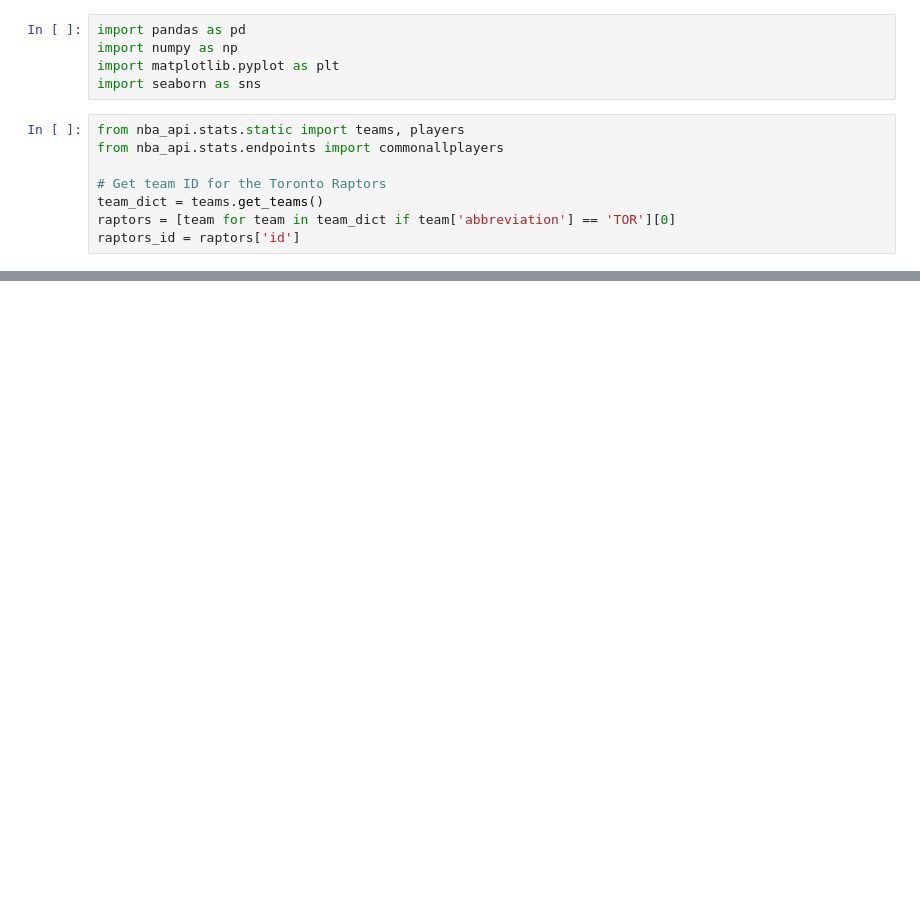
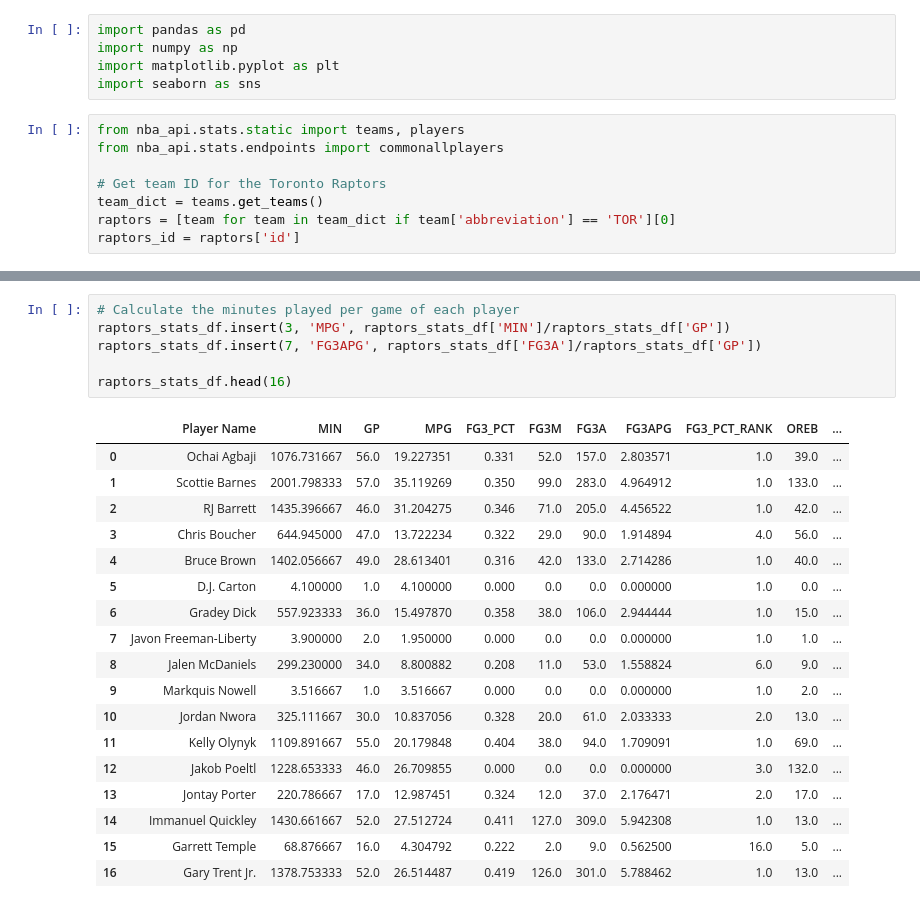
Before and after one commit to JoelManYunLee/Raptors_3_point_predictor, a Jupyter notebook: data_retrieval.ipynb, the cells around one changed output, grey strips where cells are left out. Drawn from its saved outputs; the diff is of its cells as text; blank space fills up the shorter version.

```diff
--- a/data_retrieval.ipynb
+++ b/data_retrieval.ipynb
@@ -124,0 +134,25 @@ raptors_stats_df.head(10)
+# %%
+# Calculate the minutes played per game of each player
+raptors_stats_df.insert(3, 'MPG', raptors_stats_df['MIN']/raptors_stats_df['GP'])
+raptors_stats_df.insert(7, 'FG3APG', raptors_stats_df['FG3A']/raptors_stats_df['GP'])
+
+raptors_stats_df.head(16)
+# %% [output]
+|  | Player Name | MIN | GP | MPG | FG3_PCT | FG3M | FG3A | FG3APG | FG3_PCT_RANK | OREB | ... |
+| 0 | Ochai Agbaji | 1076.731667 | 56.0 | 19.227351 | 0.331 | 52.0 | 157.0 | 2.803571 | 1.0 | 39.0 | ... |
+| 1 | Scottie Barnes | 2001.798333 | 57.0 | 35.119269 | 0.350 | 99.0 | 283.0 | 4.964912 | 1.0 | 133.0 | ... |
+| 2 | RJ Barrett | 1435.396667 | 46.0 | 31.204275 | 0.346 | 71.0 | 205.0 | 4.456522 | 1.0 | 42.0 | ... |
+| 3 | Chris Boucher | 644.945000 | 47.0 | 13.722234 | 0.322 | 29.0 | 90.0 | 1.914894 | 4.0 | 56.0 | ... |
+| 4 | Bruce Brown | 1402.056667 | 49.0 | 28.613401 | 0.316 | 42.0 | 133.0 | 2.714286 | 1.0 | 40.0 | ... |
+| 5 | D.J. Carton | 4.100000 | 1.0 | 4.100000 | 0.000 | 0.0 | 0.0 | 0.000000 | 1.0 | 0.0 | ... |
+| 6 | Gradey Dick | 557.923333 | 36.0 | 15.497870 | 0.358 | 38.0 | 106.0 | 2.944444 | 1.0 | 15.0 | ... |
+| 7 | Javon Freeman-Liberty | 3.900000 | 2.0 | 1.950000 | 0.000 | 0.0 | 0.0 | 0.000000 | 1.0 | 1.0 | ... |
+| 8 | Jalen McDaniels | 299.230000 | 34.0 | 8.800882 | 0.208 | 11.0 | 53.0 | 1.558824 | 6.0 | 9.0 | ... |
+| 9 | Markquis Nowell | 3.516667 | 1.0 | 3.516667 | 0.000 | 0.0 | 0.0 | 0.000000 | 1.0 | 2.0 | ... |
+| 10 | Jordan Nwora | 325.111667 | 30.0 | 10.837056 | 0.328 | 20.0 | 61.0 | 2.033333 | 2.0 | 13.0 | ... |
+| 11 | Kelly Olynyk | 1109.891667 | 55.0 | 20.179848 | 0.404 | 38.0 | 94.0 | 1.709091 | 1.0 | 69.0 | ... |
+| 12 | Jakob Poeltl | 1228.653333 | 46.0 | 26.709855 | 0.000 | 0.0 | 0.0 | 0.000000 | 3.0 | 132.0 | ... |
+| 13 | Jontay Porter | 220.786667 | 17.0 | 12.987451 | 0.324 | 12.0 | 37.0 | 2.176471 | 2.0 | 17.0 | ... |
+| 14 | Immanuel Quickley | 1430.661667 | 52.0 | 27.512724 | 0.411 | 127.0 | 309.0 | 5.942308 | 1.0 | 13.0 | ... |
+| 15 | Garrett Temple | 68.876667 | 16.0 | 4.304792 | 0.222 | 2.0 | 9.0 | 0.562500 | 16.0 | 5.0 | ... |
+| 16 | Gary Trent Jr. | 1378.753333 | 52.0 | 26.514487 | 0.419 | 126.0 | 301.0 | 5.788462 | 1.0 | 13.0 | ... |
```
Also changed, not shown: parts of 5 cells of this notebook.
